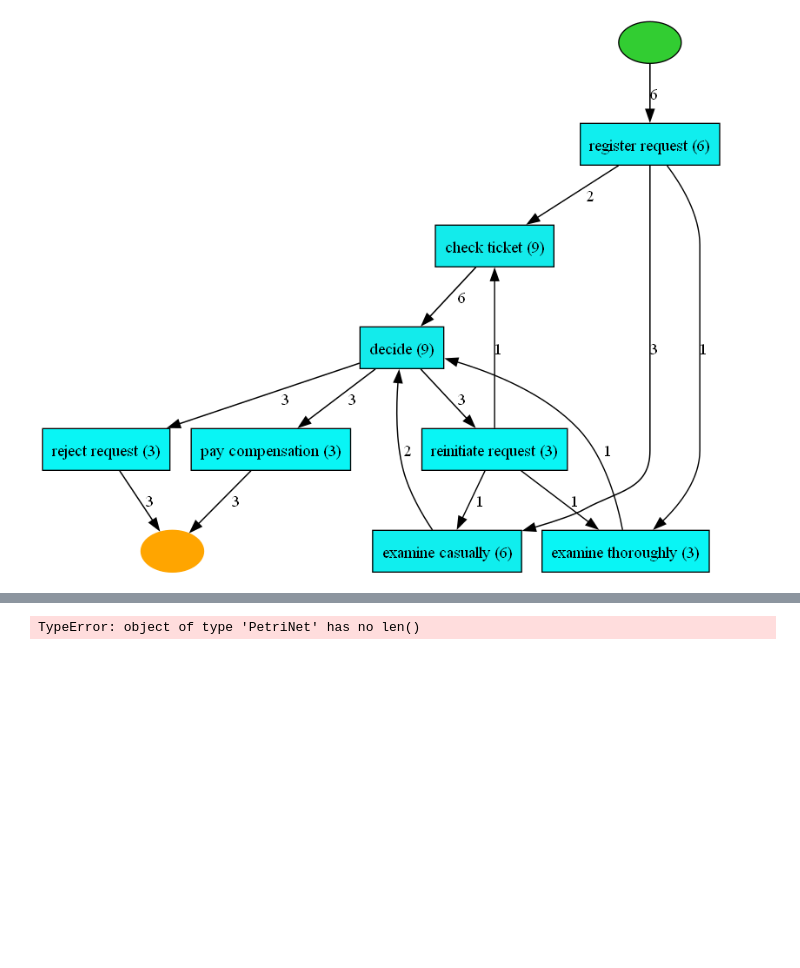
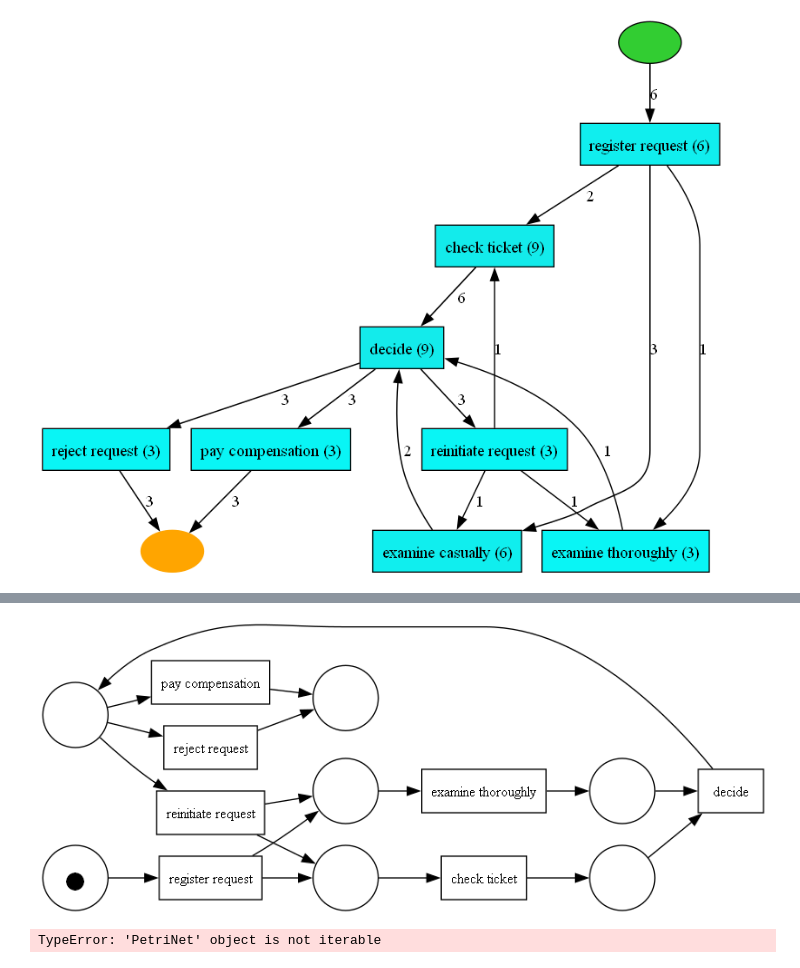
Before and after one commit to gabriellaserra/Process-mining-novo, a Jupyter notebook: Notebooks/betsabe.ipynb, the cells around one changed output, grey strips where cells are left out. Saved outputs shown, nothing was run; the diff lists cells and outputs as text; code cells hidden in the pictures; blank space fills up the shorter version.

```diff
--- a/Notebooks/betsabe.ipynb
+++ b/Notebooks/betsabe.ipynb
@@ -199,12 +199,19 @@ for elem in root.iter():
 # Salvar o arquivo modificado como PNML
 caminho_pnml_convertido = "arquivo_convertido.pnml"
 tree.write(caminho_pnml_convertido, encoding="UTF-8", xml_declaration=True)
+# %%
+path = "C:\\Process Mining\\grupo-2\\Bases_de_Dados\\running-example-model-convertido.pnml"
+pn3, im3, fm3 = pm4py.read_pnml(path)
+pm4py.view_petri_net(pn3,im3,fm3)
+# %% [output]
+[figure, added]
 # %%
 # lendo o arquivo .pnml
-log_yasper = pm4py.read_pnml("C:\\Process Mining\\grupo-2\\Notebooks\\arquivo_convertido.pnml")
-ativ_inicial = pm4py.get_start_activities(log_yasper)
-ativ_final = pm4py.get_end_activities(log_yasper)
+
+# log_yasper, start, end = pm4py.read_pnml("C:\\Process Mining\\grupo-2\\Bases_de_Dados\\running-example-model-convertido.pnml")
+ativ_inicial = pm4py.get_start_activities(pn3, im3, fm3)
+ativ_final = pm4py.get_end_activities(pn3, im3, fm3)
 
 print(f"Start activities: {start_activities}\nEnd activities: {end_activities}")
 # %% [output]
-TypeError: object of type 'PetriNet' has no len()
+TypeError: 'PetriNet' object is not iterable
```
Also changed, not shown: parts of 5 cells of this notebook, 1 other file.
